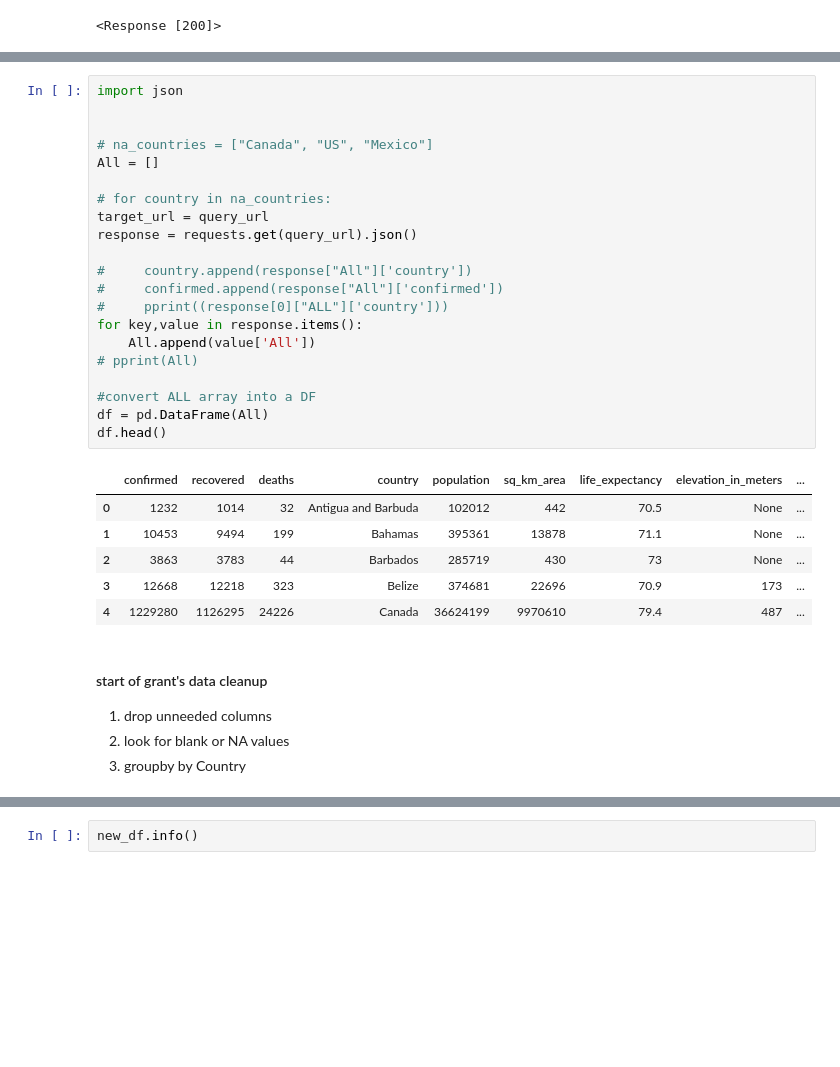
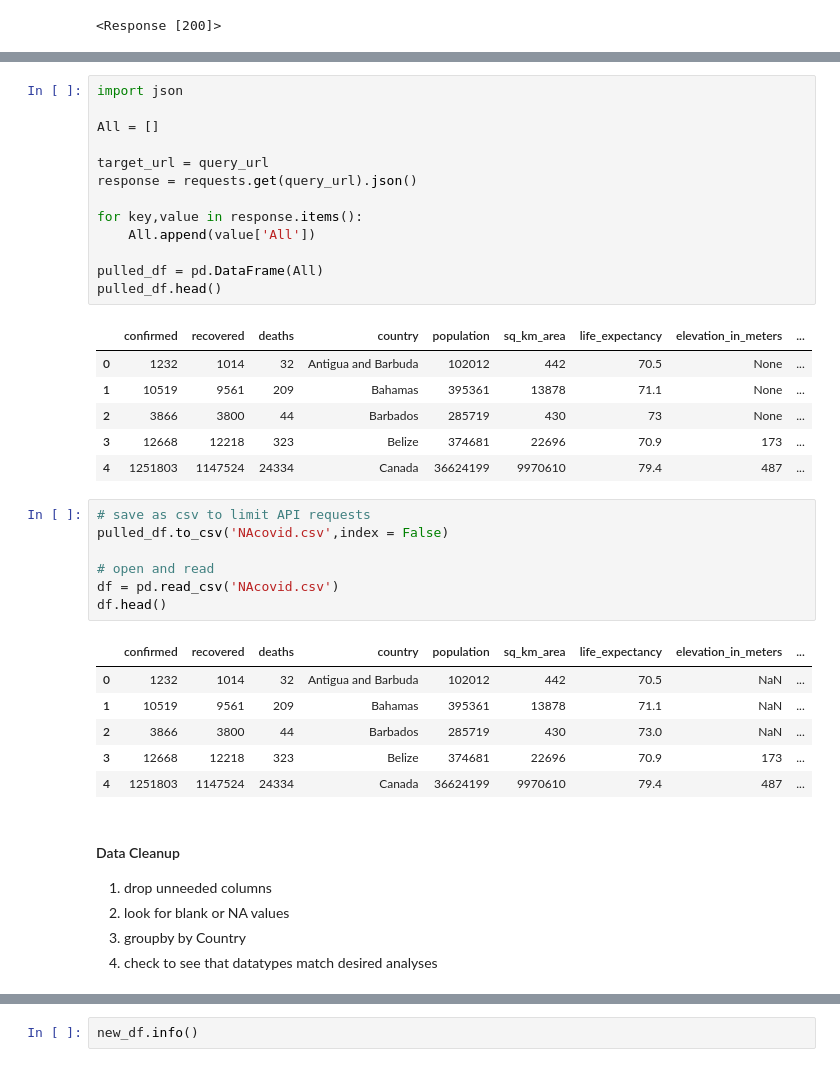
Before and after one commit to grantbot/Project-1, a Jupyter notebook: m-media-api-test.ipynb, the cells around one changed output, grey strips where cells are left out. Cells and saved outputs as stored; diff of their text form; blank space fills up the shorter version.

```diff
--- a/m-media-api-test.ipynb
+++ b/m-media-api-test.ipynb
@@ -87,36 +48,43 @@ data_json
 # %%
 import json
 
-
-# na_countries = ["Canada", "US", "Mexico"]
 All = []
 
-# for country in na_countries:
 target_url = query_url
 response = requests.get(query_url).json()
 
-#     country.append(response["All"]['country'])
-#     confirmed.append(response["All"]['confirmed'])
-#     pprint((response[0]["ALL"]['country']))
 for key,value in response.items():
     All.append(value['All'])
-# pprint(All)
 
-#convert ALL array into a DF
-df = pd.DataFrame(All)
-df.head()
+pulled_df = pd.DataFrame(All)
+pulled_df.head()
 # %% [output]
 |  | confirmed | recovered | deaths | country | population | sq_km_area | life_expectancy | elevation_in_meters | ... |
 | 0 | 1232 | 1014 | 32 | Antigua and Barbuda | 102012 | 442 | 70.5 | None | ... |
-| 1 | 10453 | 9494 | 199 | Bahamas | 395361 | 13878 | 71.1 | None | ... |
-| 2 | 3863 | 3783 | 44 | Barbados | 285719 | 430 | 73 | None | ... |
+| 1 | 10519 | 9561 | 209 | Bahamas | 395361 | 13878 | 71.1 | None | ... |
+| 2 | 3866 | 3800 | 44 | Barbados | 285719 | 430 | 73 | None | ... |
 | 3 | 12668 | 12218 | 323 | Belize | 374681 | 22696 | 70.9 | 173 | ... |
-| 4 | 1229280 | 1126295 | 24226 | Canada | 36624199 | 9970610 | 79.4 | 487 | ... |
+| 4 | 1251803 | 1147524 | 24334 | Canada | 36624199 | 9970610 | 79.4 | 487 | ... |
+# %%
+# save as csv to limit API requests
+pulled_df.to_csv('NAcovid.csv',index = False)
+
+# open and read
+df = pd.read_csv('NAcovid.csv')
+df.head()
+# %% [output]
+|  | confirmed | recovered | deaths | country | population | sq_km_area | life_expectancy | elevation_in_meters | ... |
+| 0 | 1232 | 1014 | 32 | Antigua and Barbuda | 102012 | 442 | 70.5 | NaN | ... |
+| 1 | 10519 | 9561 | 209 | Bahamas | 395361 | 13878 | 71.1 | NaN | ... |
+| 2 | 3866 | 3800 | 44 | Barbados | 285719 | 430 | 73.0 | NaN | ... |
+| 3 | 12668 | 12218 | 323 | Belize | 374681 | 22696 | 70.9 | 173 | ... |
+| 4 | 1251803 | 1147524 | 24334 | Canada | 36624199 | 9970610 | 79.4 | 487 | ... |
 # %% [markdown]
-#### start of grant's data cleanup
+#### Data Cleanup
 1. drop unneeded columns
 2. look for blank or NA values
 3. groupby by Country
+4. check to see that datatypes match desired analyses
 # %%
 df.info()
 # %% [output]
```
Also changed, not shown: parts of 23 cells of this notebook, 6 other files.
